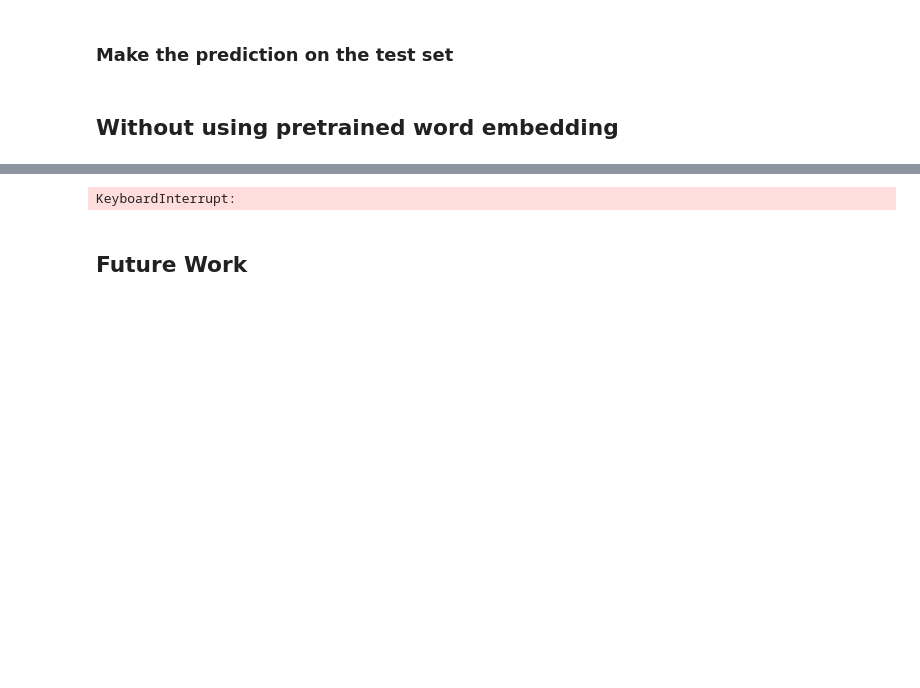
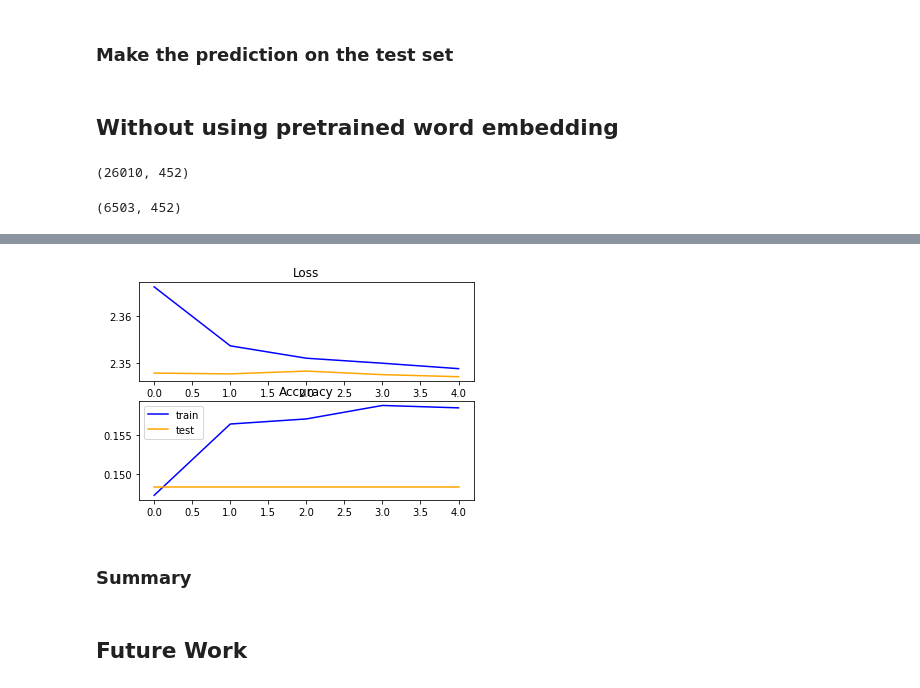
Before and after one commit to ck-unifr/novel-classification, a Jupyter notebook: novel-classification.ipynb, the cells around one changed output, grey strips where cells are left out. Drawn from its saved outputs; the diff is of its cells as text; code cells hidden in the pictures; blank space fills up the shorter version.

```diff
--- a/novel-classification.ipynb
+++ b/novel-classification.ipynb
@@ -676,16 +722,20 @@ print(y_test[0])
 ## Without using pretrained word embedding
 # %%
 
-def get_word_index_feat(sentences, max_sent_len, alpha_index_dict):
+def get_word_index_feat(sentences, max_sent_len, word_index):
     set_size = len(sentences)
     x = np.zeros((set_size, max_sent_len), dtype=np.int)
     for i in range(set_size):
         sent = np.zeros(max_sent_len, dtype=np.int)
         for j in range(max_sent_len):
             if j < len(sentences[i]):
-                sent[j] = alpha_index_dict[sentences[i][j]]
+                sent[j] = word_index[sentences[i][j]]
             else:
                 sent[j] = 0
         x[i] = np.copy(sent)
+
+    #encoder = OneHotEncoder()
+    #encoder.fit(x)
+    #x = encoder.transform(x).toarray()
     return x
 # %%
@@ -696,5 +745,13 @@ x_test_wordindex = get_word_index_feat(x_test, max_sent_len, word_index)
+# %%
+x_train_wordindex.shape
+# %% [output]
+(26010, 452)
+# %%
+x_valid_wordindex.shape
+# %% [output]
+(6503, 452)
 # %%
-epochs = 20
+epochs = 5
 # %%
 
 model = define_gru_model(word_index=word_index,
@@ -708,7 +765,7 @@ history = model.fit(x=x_train_wordindex,
                     batch_size=batch_size,
                     epochs=epochs,
                     verbose=1,
-                    #validation_data=(x_valid_seq, y_valid_en),
+                    validation_data=(x_valid_wordindex, y_valid_en),
                     #callbacks=[earlystop],
                    )
 
@@ -722,3 +788,5 @@ Epoch 1/60
-KeyboardInterrupt:
+[figure, added]
+# %% [markdown]
+### Summary
 # %% [markdown]
 ## Future Work
```
Also changed, not shown: parts of 10 cells of this notebook.
